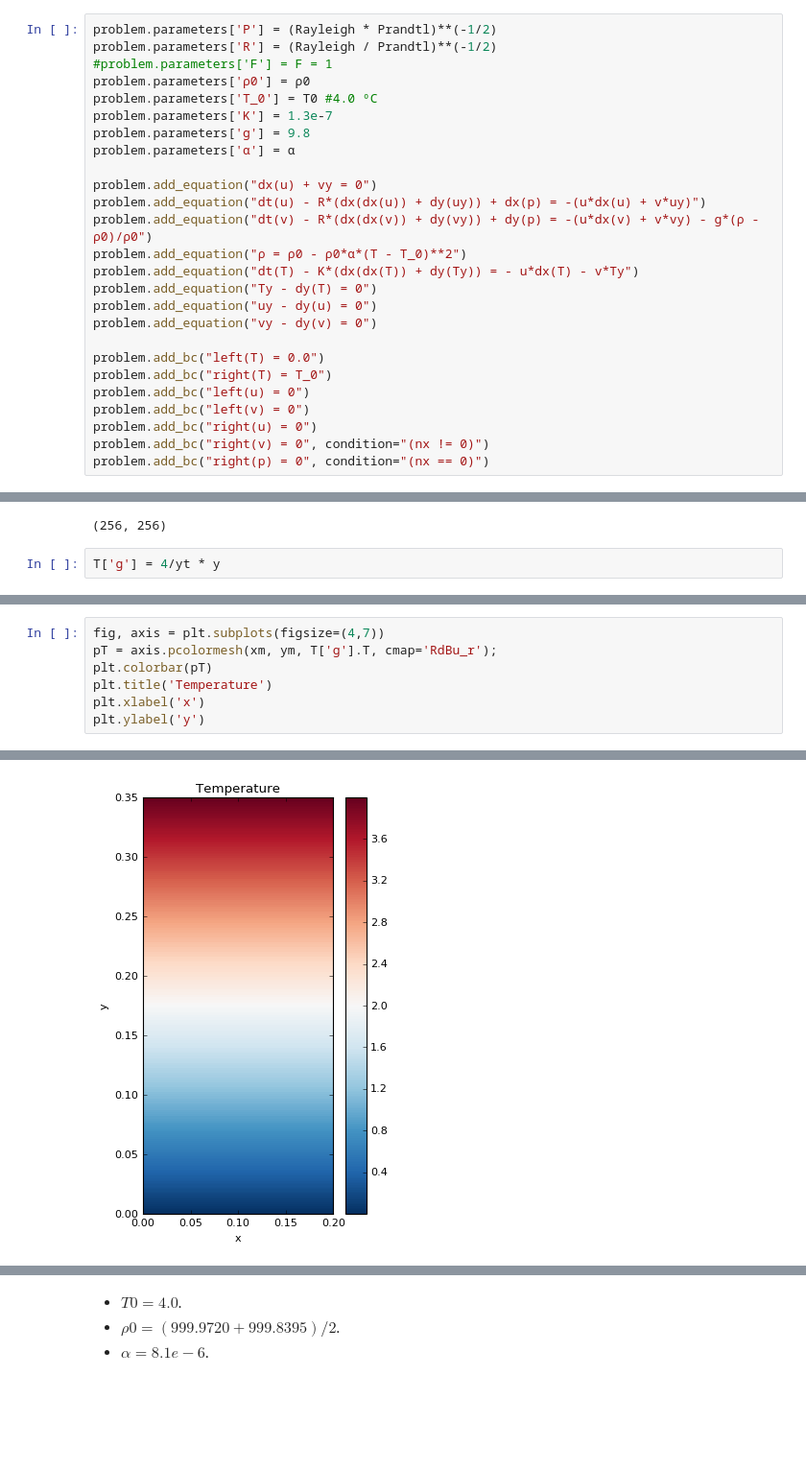
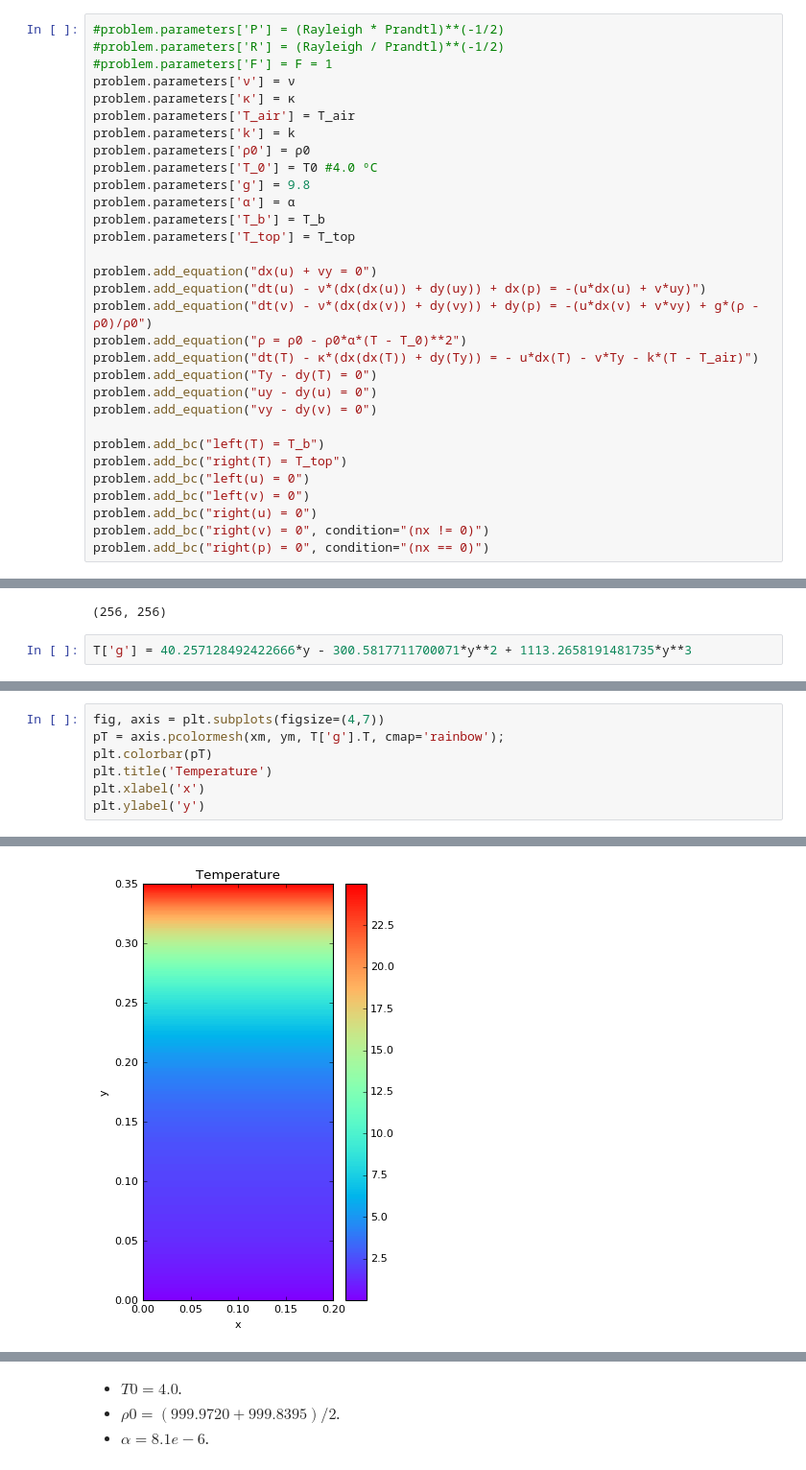
Before and after one commit to cpierard/Servicio_social, a Jupyter notebook: Convección en fluido estratificado.ipynb, the cells around one changed output, grey strips where cells are left out. Shown at 96% size. Drawn from its saved outputs; the diff is of its cells as text; blank space fills up the shorter version.

```diff
--- a/Convección en fluido estratificado.ipynb
+++ b/Convección en fluido estratificado.ipynb
@@ -56,26 +72,31 @@ problem = de.IVP(domain, variables=['p', 'u', 'v', 'ρ', 'T', 'uy', 'vy', 'Ty'])
 # %%
 problem.meta['p', 'T', 'u', 'v', 'ρ']['y']['dirichlet'] = True
 # %%
-problem.parameters['P'] = (Rayleigh * Prandtl)**(-1/2)
-problem.parameters['R'] = (Rayleigh / Prandtl)**(-1/2)
+#problem.parameters['P'] = (Rayleigh * Prandtl)**(-1/2)
+#problem.parameters['R'] = (Rayleigh / Prandtl)**(-1/2)
 #problem.parameters['F'] = F = 1
+problem.parameters['ν'] = ν
+problem.parameters['κ'] = κ
+problem.parameters['T_air'] = T_air
+problem.parameters['k'] = k
 problem.parameters['ρ0'] = ρ0
 problem.parameters['T_0'] = T0 #4.0 ºC
-problem.parameters['K'] = 1.3e-7
 problem.parameters['g'] = 9.8
 problem.parameters['α'] = α
+problem.parameters['T_b'] = T_b
+problem.parameters['T_top'] = T_top
 
 problem.add_equation("dx(u) + vy = 0")
-problem.add_equation("dt(u) - R*(dx(dx(u)) + dy(uy)) + dx(p) = -(u*dx(u) + v*uy)")
-problem.add_equation("dt(v) - R*(dx(dx(v)) + dy(vy)) + dy(p) = -(u*dx(v) + v*vy) - g*(ρ - ρ0)/ρ0")
+problem.add_equation("dt(u) - ν*(dx(dx(u)) + dy(uy)) + dx(p) = -(u*dx(u) + v*uy)")
+problem.add_equation("dt(v) - ν*(dx(dx(v)) + dy(vy)) + dy(p) = -(u*dx(v) + v*vy) + g*(ρ - ρ0)/ρ0")
 problem.add_equation("ρ = ρ0 - ρ0*α*(T - T_0)**2")
-problem.add_equation("dt(T) - K*(dx(dx(T)) + dy(Ty)) = - u*dx(T) - v*Ty")
+problem.add_equation("dt(T) - κ*(dx(dx(T)) + dy(Ty)) = - u*dx(T) - v*Ty - k*(T - T_air)")
 problem.add_equation("Ty - dy(T) = 0")
 problem.add_equation("uy - dy(u) = 0")
 problem.add_equation("vy - dy(v) = 0")
 
-problem.add_bc("left(T) = 0.0")
-problem.add_bc("right(T) = T_0")
+problem.add_bc("left(T) = T_b")
+problem.add_bc("right(T) = T_top")
 problem.add_bc("left(u) = 0")
 problem.add_bc("left(v) = 0")
 problem.add_bc("right(u) = 0")
@@ -125,8 +146,8 @@ y.shape
 T['g'].shape
 # %% [output]
 (256, 256)
-# %%
-T['g'] = 4/yt * y
+# %%
+T['g'] = 40.257128492422666*y - 300.5817711700071*y**2 + 1113.2658191481735*y**3
 # %%
 T['g']
 # %% [output]
@@ -146,10 +167,10 @@ array([[  3.76494348e-05,   3.38836408e-04,   9.41164998e-04, ...,
 # %%
 fig, axis = plt.subplots(figsize=(4,7))
-pT = axis.pcolormesh(xm, ym, T['g'].T, cmap='RdBu_r');
+pT = axis.pcolormesh(xm, ym, T['g'].T, cmap='rainbow');
 plt.colorbar(pT)
 plt.title('Temperature')
 plt.xlabel('x')
 plt.ylabel('y')
 # %% [output]
 <matplotlib.text.Text at 0x...>
-[figure, old version]
+[figure, new version]
```
Also changed, not shown: parts of 15 cells of this notebook, 10 other files.
